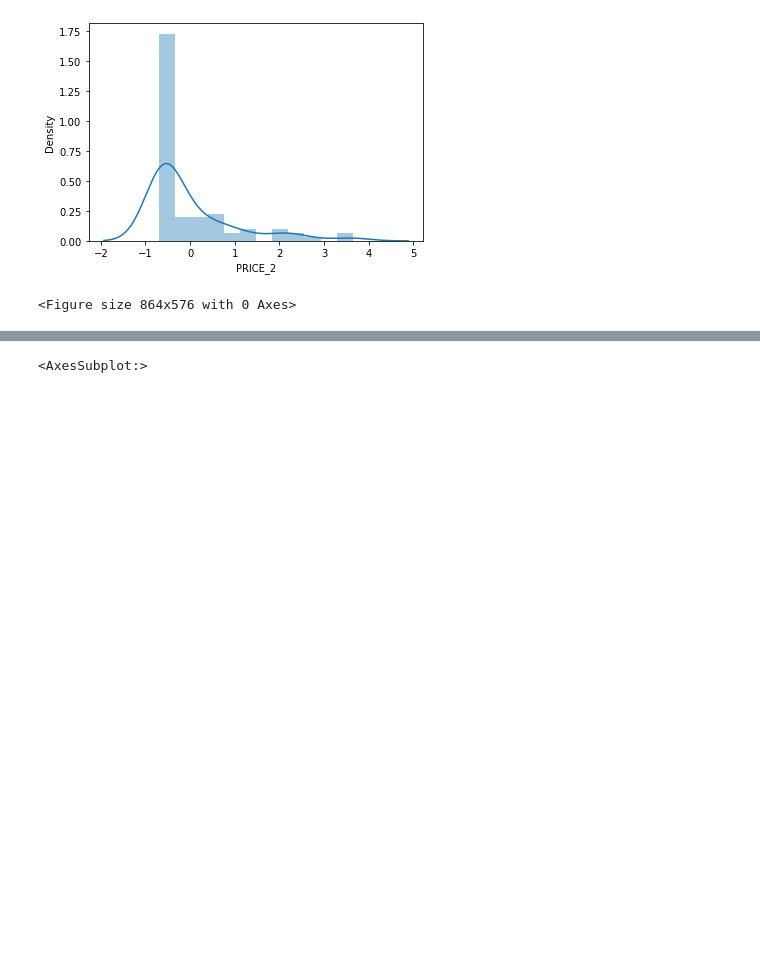
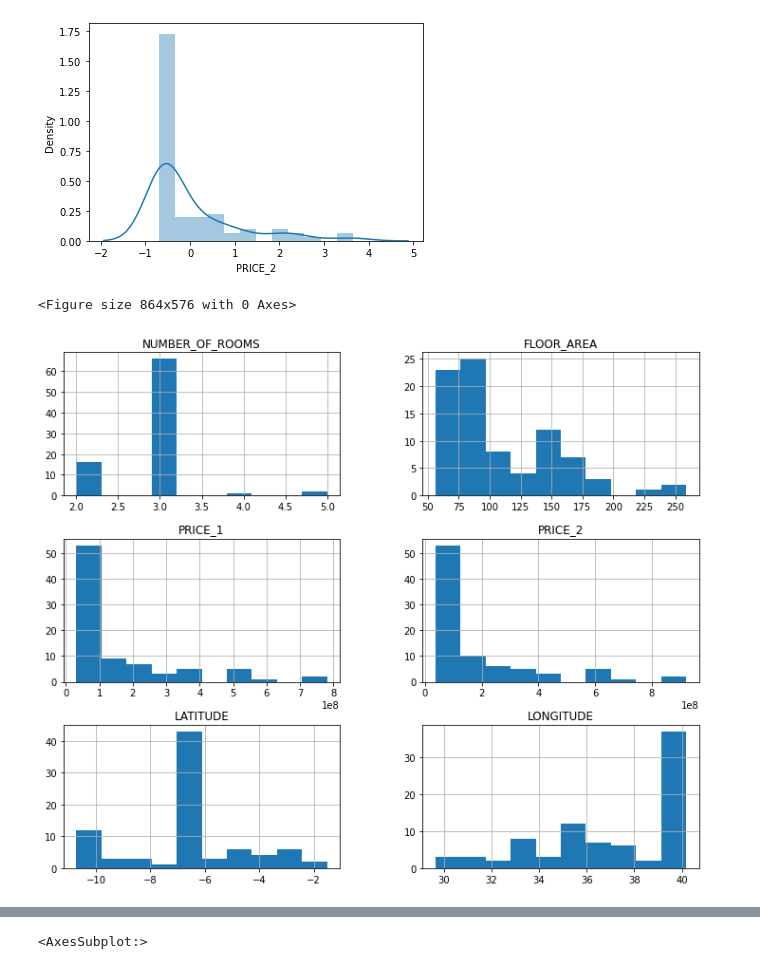
Before and after one commit to RitchieM0/National-house-price-prection-system-NHC-, a Jupyter notebook: FLASK 1/house_price_prediction-main/NHC_2.ipynb, the cells around one changed output, grey strips where cells are left out. Cells and saved outputs as stored; diff of their text form; code cells hidden in the pictures; blank space fills up the shorter version.

```diff
--- a/FLASK 1/house_price_prediction-main/NHC_2.ipynb
+++ b/FLASK 1/house_price_prediction-main/NHC_2.ipynb
@@ -121,3 +121,8 @@ plt.figure(figsize=(12,8))
 <Figure size 864x576 with 0 Axes>
 [figure]
 <Figure size 864x576 with 0 Axes>
+# %%
+df.hist(figsize=(12,10))
+plt.show()
+# %% [output]
+[figure, added]
```
Also changed, not shown: parts of 21 cells of this notebook, 1 other file.
